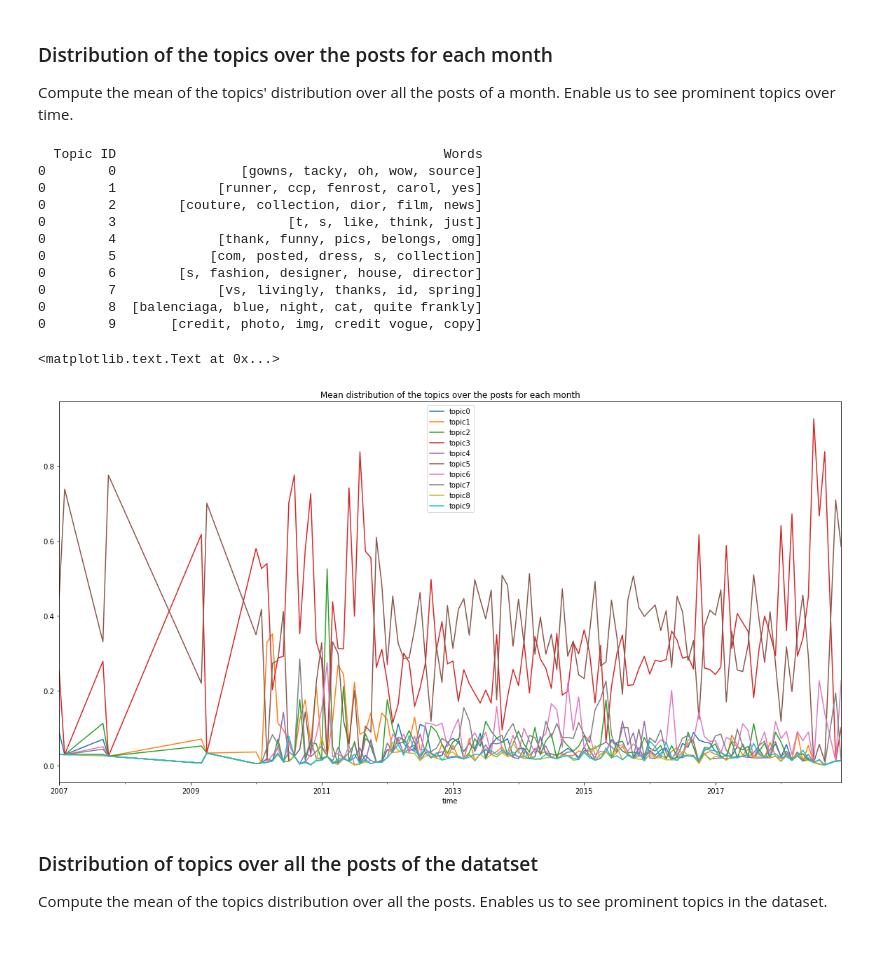
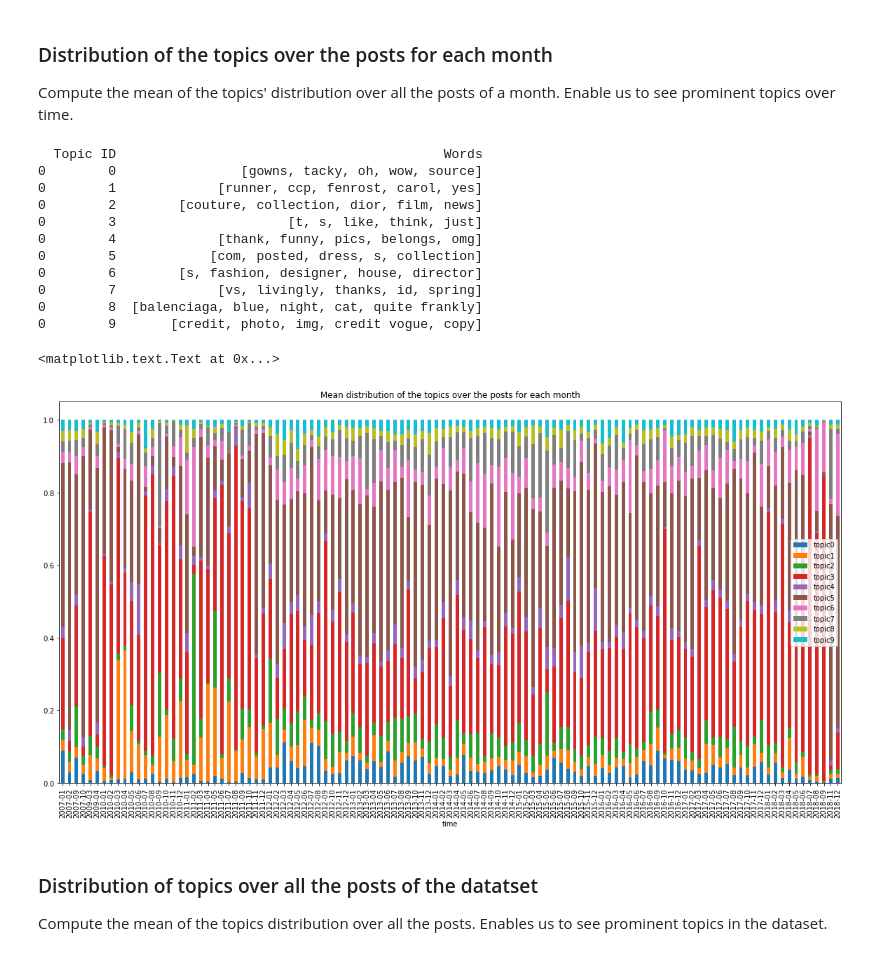
Before and after one commit to valstrl/CHILI_project, a Jupyter notebook: LDA_overview_forum.ipynb, the cells around one changed output. Cells and saved outputs as stored; diff of their text form; code cells hidden in the pictures.

Commit message:
stacked bar plots everywhere

```diff
--- a/LDA_overview_forum.ipynb
+++ b/LDA_overview_forum.ipynb
@@ -169,35 +172,35 @@ def topics_time_distrib(dataset, distrib_col, topic_dataset):
     dataset['year_months']=pd.to_datetime(dataset['time'], errors='coerce').dt.to_period('M')
 
     #for each months compute the mean distribution of topics over the docs (here posts)
     for name, group in dataset.groupby('year_months'):
         distrib = np.asarray(list(group[distrib_col])).mean(axis=0)
         df= pd.DataFrame([[name] + list(distrib)], columns=['time'] + ['topic%d'%i for i in range(topic_dataset.shape[0])] )
         topics_time=topics_time.append(df, ignore_index=True)
 
     topics_time=topics_time.sort_values(by='time')
     time=topics_time['time']
     topics_time=topics_time.set_index('time')
     topics_time=topics_time.reset_index()
     return topics_time
 
 topics_time =topics_time_distrib(all_posts,'topic distribution', topics_words)
 print(topics_words)
-topics_time.plot(x='time', figsize=(20,10))
+topics_time.plot(x='time', figsize=(20,10), kind='bar', stacked = True)
 plt.title('Mean distribution of the topics over the posts for each month')
 # %% [output]
   Topic ID                                          Words
 0        0                [gowns, tacky, oh, wow, source]
 0        1             [runner, ccp, fenrost, carol, yes]
 0        2        [couture, collection, dior, film, news]
 0        3                      [t, s, like, think, just]
 0        4             [thank, funny, pics, belongs, omg]
 0        5            [com, posted, dress, s, collection]
 0        6        [s, fashion, designer, house, director]
 0        7             [vs, livingly, thanks, id, spring]
 0        8  [balenciaga, blue, night, cat, quite frankly]
 0        9       [credit, photo, img, credit vogue, copy]
 <matplotlib.text.Text at 0x...>
-[figure, old version]
+[figure, new version]
 # %% [markdown]
 ### Distribution of topics over all the posts of the datatset
 Compute the mean of the topics distribution over all the posts. Enables us to see prominent topics in the dataset.
```
Also changed, not shown: parts of 3 cells of this notebook.
